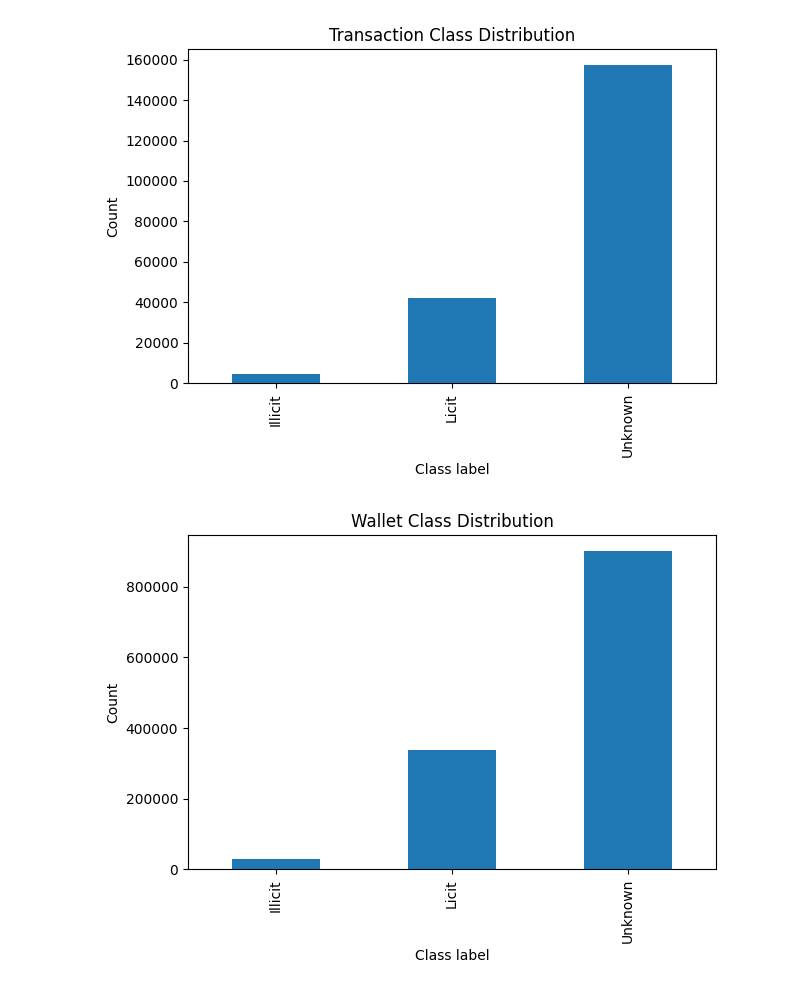
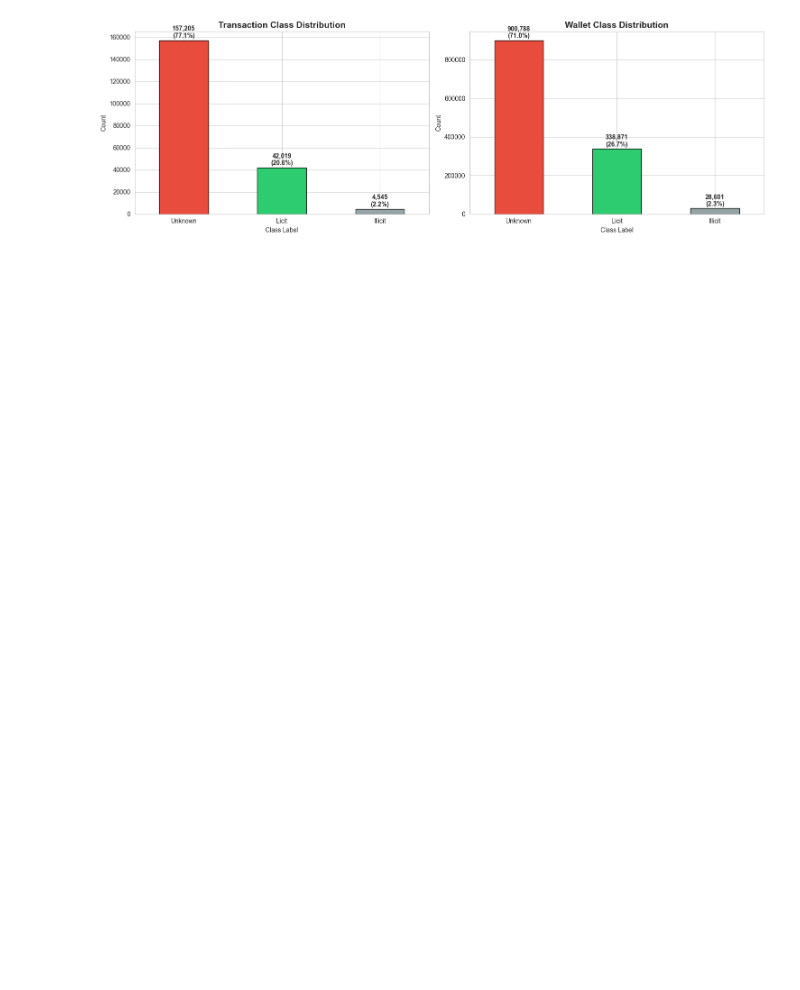
Before and after one commit to NehorayChalfon0166/final_project, a Jupyter notebook: Elipticpp_EDA.ipynb, the cells around one changed output. Drawn from its saved outputs; the diff is of its cells as text; code cells hidden in the pictures; blank space fills up the shorter version.

Commit message:
added more graphs

```diff
--- a/Elipticpp_EDA.ipynb
+++ b/Elipticpp_EDA.ipynb
@@ -1,7 +14,19 @@
 # %%
 import os
 import pandas as pd
+import numpy as np
 import matplotlib.pyplot as plt
+import seaborn as sns
+import networkx as nx
+from scipy import stats
+from sklearn.preprocessing import StandardScaler
+import warnings
+warnings.filterwarnings('ignore')
+
+# Set style for better visualizations
+sns.set_style("whitegrid")
+plt.rcParams['figure.figsize'] = (12, 6)
+plt.rcParams['font.size'] = 10
 
 # 1. Data folder
 base = "Elipticpp_data"
@@ -9,6 +34,7 @@ if not os.path.isdir(base):
     raise FileNotFoundError(f"Data folder '{base}' not found. Place the extracted files there or update the path.")
 
 # 2. Load core tables
+print("Loading data files...")
 txs_features = pd.read_csv(os.path.join(base, "txs_features.csv"))
 txs_classes  = pd.read_csv(os.path.join(base, "txs_classes.csv"))
 txs_edges    = pd.read_csv(os.path.join(base, "txs_edgelist.csv"))
@@ -31,6 +57,9 @@ class_mapping = {
 txs["class_label"] = txs["class"].map(class_mapping)
 wallets["class_label"] = wallets["class"].map(class_mapping)
 
-print("txs:", txs.shape)
-print("wallets:", wallets.shape)
+print("\n=== Dataset Shapes ===")
+print(f"Transactions: {txs.shape}")
+print(f"Wallets: {wallets.shape}")
+print(f"Transaction edges: {txs_edges.shape}")
+print("\n✓ Data loaded successfully!")
 # %% [output]
@@ -39,24 +122,47 @@ wallets: (1268260, 59)
 # %%
-# A. Class distribution (using meaningful labels)
-tx_label_counts = txs["class_label"].value_counts().sort_index()
-wallet_label_counts = wallets["class_label"].value_counts().sort_index()
+# Class distribution (using meaningful labels)
+tx_label_counts = txs["class_label"].value_counts()
+wallet_label_counts = wallets["class_label"].value_counts()
 
-print("Tx class counts:\n", tx_label_counts)
-print("Wallet class counts:\n", wallet_label_counts)
+print("=== TRANSACTION CLASS DISTRIBUTION ===")
+print(tx_label_counts)
+print(f"\nPercentages:")
+print(tx_label_counts / len(txs) * 100)
 
-plt.figure()
-tx_label_counts.plot(kind="bar")
-plt.title("Transaction Class Distribution")
-plt.xlabel("Class label")
-plt.ylabel("Count")
+print("\n=== WALLET CLASS DISTRIBUTION ===")
+print(wallet_label_counts)
+print(f"\nPercentages:")
+print(wallet_label_counts / len(wallets) * 100)
+
+# Visualize class distributions
+fig, axes = plt.subplots(1, 2, figsize=(15, 5))
+
+# Transactions
+colors = ['#e74c3c', '#2ecc71', '#95a5a6']  # Red, Green, Gray
+tx_label_counts.plot(kind="bar", ax=axes[0], color=colors, edgecolor='black')
+axes[0].set_title("Transaction Class Distribution", fontsize=14, fontweight='bold')
+axes[0].set_xlabel("Class Label")
+axes[0].set_ylabel("Count")
+axes[0].set_xticklabels(axes[0].get_xticklabels(), rotation=0)
+for i, v in enumerate(tx_label_counts):
+    axes[0].text(i, v + 1000, f'{v:,}\n({v/len(txs)*100:.1f}%)',
+                ha='center', va='bottom', fontweight='bold')
+
+# Wallets
+wallet_label_counts.plot(kind="bar", ax=axes[1], color=colors, edgecolor='black')
+axes[1].set_title("Wallet Class Distribution", fontsize=14, fontweight='bold')
+axes[1].set_xlabel("Class Label")
+axes[1].set_ylabel("Count")
+axes[1].set_xticklabels(axes[1].get_xticklabels(), rotation=0)
+for i, v in enumerate(wallet_label_counts):
+    axes[1].text(i, v + 5000, f'{v:,}\n({v/len(wallets)*100:.1f}%)',
+                ha='center', va='bottom', fontweight='bold')
+
 plt.tight_layout()
 plt.show()
 
-plt.figure()
-wallet_label_counts.plot(kind="bar")
-plt.title("Wallet Class Distribution")
-plt.xlabel("Class label")
-plt.ylabel("Count")
-plt.tight_layout()
-plt.show()
+# Class imbalance ratio
+print("\n=== CLASS IMBALANCE ANALYSIS ===")
+print(f"Transaction - Illicit to Licit ratio: 1:{txs[txs['class_label']=='Licit'].shape[0] / txs[txs['class_label']=='Illicit'].shape[0]:.2f}")
+print(f"Wallet - Illicit to Licit ratio: 1:{wallets[wallets['class_label']=='Licit'].shape[0] / wallets[wallets['class_label']=='Illicit'].shape[0]:.2f}")
 # %% [output]
@@ -75,2 +186 @@ Name: count, dtype: int64
-[figure, old version]
+[figure, new version]
-[figure, removed]
```
Also changed, not shown: parts of 30 cells of this notebook.
